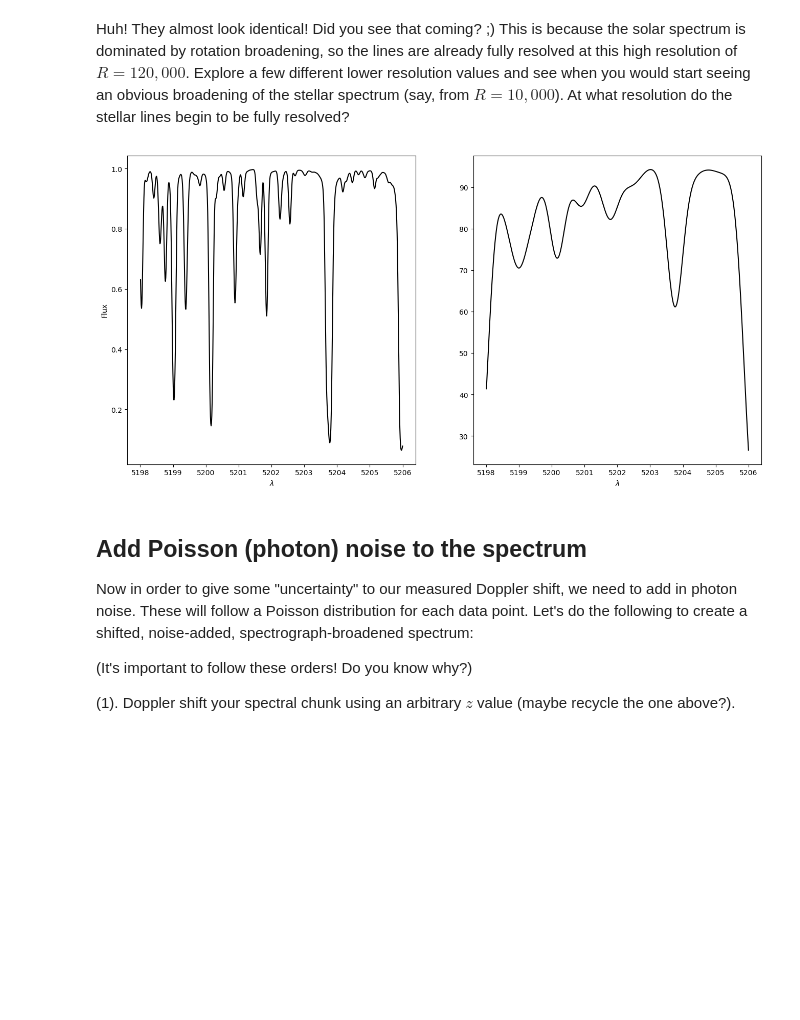
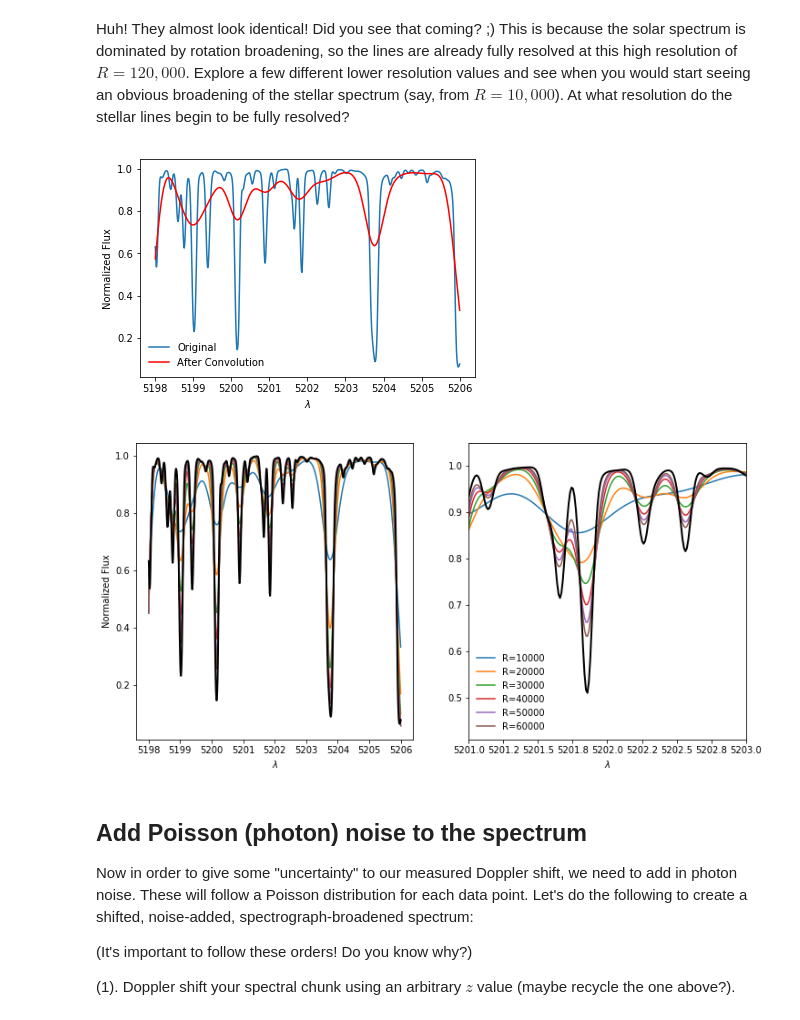
Before and after one commit to sharonxuesong/rv_tutorial, a Jupyter notebook: notebook/basic_ccf.ipynb, the cells around one changed output. Saved outputs shown, nothing was run; the diff lists cells and outputs as text; code cells hidden in the pictures; blank space fills up the shorter version.

```diff
--- a/notebook/basic_ccf.ipynb
+++ b/notebook/basic_ccf.ipynb
@@ -287,24 +366,49 @@ plt.show()
 # %% [markdown]
 Huh! They almost look identical! Did you see that coming? ;)
 This is because the solar spectrum is dominated by rotation broadening, so the lines are already fully resolved at this high resolution of $R=120,000$. Explore a few different lower resolution values and see when you would start seeing an obvious broadening of the stellar spectrum (say, from $R=10,000$). At what resolution do the stellar lines begin to be fully resolved?
-# %%
-R = 10000
-flux_total=[0 for x in range(0, len(w_template))]
-for i in range(len(w_template)):
-    flux_total+=np.convolve(f_template[i],psf(w_template,w_template[i],R))
-fig = plt.figure(figsize=(16,8))
-gs = gridspec.GridSpec(1, 2)
-ax1 = plt.subplot(gs[0, 0])
-ax2 = plt.subplot(gs[0, 1])
-ax1.plot(w_template,f_template,'k-')
-ax2.plot(w_template, flux_total,'k-')
-ax1.set_xlabel('$\lambda$')
-ax2.set_xlabel('$\lambda$')
-ax1.set_ylabel('Flux')
-plt.savefig('R=10000.png')
-plt.show()
-# %% [output]
-[figure, removed]
+# %%
+R = 10000
+flux_total=[0 for x in range(0, len(w_template))]
+for i in range(len(w_template)):
+    this_psf = psf(w_template,w_template[i],R)
+#    this_psf = this_psf/np.sum(this_psf)
+    flux_total+=np.convolve(f_template[i],this_psf)
+
+plt.figure()
+plt.plot(w_template,f_template)
+plt.plot(w_template, flux_total,'r-')
+plt.legend(['Original','After Convolution'],fontsize=10,frameon=False,loc=3)
+plt.xlabel('$\lambda$')
+plt.ylabel('Normalized Flux')
+plt.show()
+
+R_list=np.linspace(10000,60000,6)
+fig = plt.figure(figsize=(12,6))
+gs = gridspec.GridSpec(1, 2)
+ax1 = plt.subplot(gs[0, 0])
+ax2 = plt.subplot(gs[0, 1])
+for i in range(len(R_list)):
+    flux_total=[0 for x in range(0, len(w_template))]
+    for j in range(len(w_template)):
+        this_psf = psf(w_template,w_template[j],R_list[i])
+        #this_psf = this_psf/np.sum(this_psf)
+        flux_total+=np.convolve(f_template[j],this_psf)
+    ax1.plot(w_template, flux_total)
+    ax2.plot(w_template, flux_total)
+ax2.legend(['R=%s'%(int(R_list[0])),'R=%s'%(int(R_list[1])),'R=%s'%(int(R_list[2])),\
+            'R=%s'%(int(R_list[3])),'R=%s'%(int(R_list[4])),'R=%s'%(int(R_list[5]))],frameon=False)
+ax1.plot(w_template, f_template,'k-',linewidth=2)
+ax2.plot(w_template, f_template,'k-',linewidth=2)
+ax1.set_xlabel('$\lambda$')
+ax2.set_xlabel('$\lambda$')
+ax2.set_xlim([5201,5203])
+ax2.set_ylim([0.41,1.05])
+ax1.set_ylabel('Normalized Flux')
+ax2.xaxis.set_major_formatter(FormatStrFormatter('%.1f'))
+plt.show()
+# %% [output]
+[figure, added]
+[figure, added]
 # %% [markdown]
 ## Add Poisson (photon) noise to the spectrum
 
```
Also changed, not shown: parts of 10 cells of this notebook.
